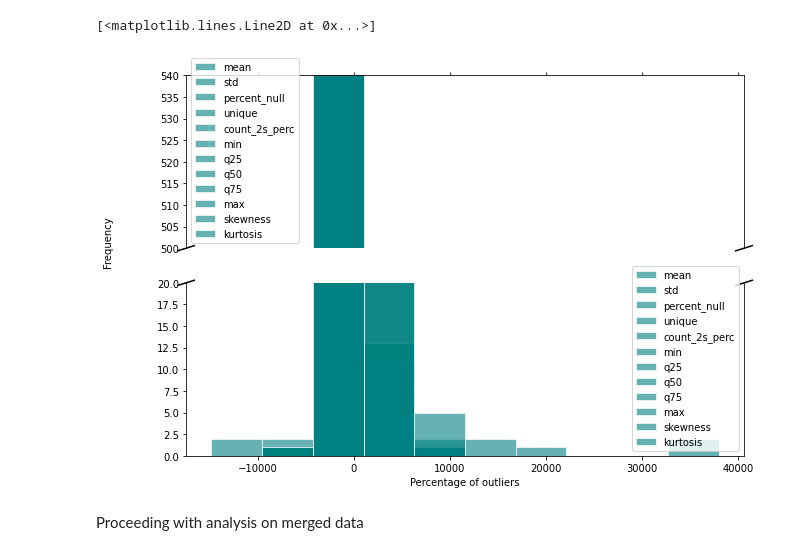
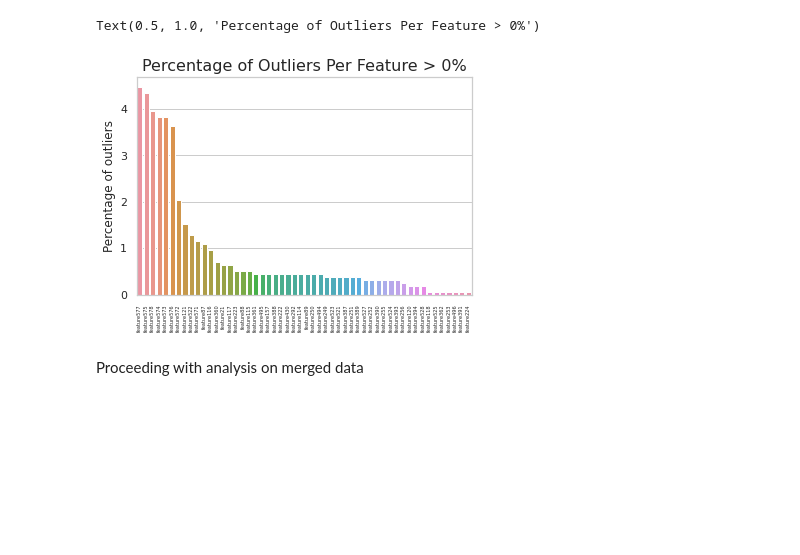
Before and after one commit to hinatanvir/Fault-Detection-SECOM, a Jupyter notebook: EDA.ipynb, the cells around one changed output. Drawn from its saved outputs; the diff is of its cells as text; code cells hidden in the pictures; blank space fills up the shorter version.

```diff
--- a/EDA.ipynb
+++ b/EDA.ipynb
@@ -343,37 +209,20 @@ plt.show()
-# %%
-#with matplotlib
-fig, (ax,ax2)= plt.subplots(2,1,sharex = True,sharey=False,figsize=(10, 7))
-
-result1.plot.hist(x='', legend=False, ax=ax,facecolor='teal',edgecolor='white',alpha=0.6)
-result1.plot.hist(x='count_3s_perc', legend=False, ax=ax2,facecolor='teal',edgecolor='white',alpha=0.6)
-
-ax.set_ylim(500,540)
-ax2.set_ylim(0,20)
-
-ax.set_ylabel("")
-ax2.set_ylabel("")
-ax2.set_xlabel("Percentage of outliers")
-# then, set a new label on the plot (basically just a piece of text) and move it to where it makes sense (requires trial and error)
-fig.text(0.01, 0.55,"Frequency", va="center", rotation="vertical")
-
-ax.spines['bottom'].set_visible(False)
-ax2.spines['top'].set_visible(False)
-ax.xaxis.tick_top()
-ax.tick_params(labeltop=False)  # don't put tick labels at the top
-ax2.xaxis.tick_bottom()
-
-d = .015  # how big to make the diagonal lines in axes coordinates
-# arguments to pass to plot, just so we don't keep repeating them
-kwargs = dict(transform=ax.transAxes, color='k', clip_on=False)
-ax.plot((-d, +d), (-d, +d), **kwargs)        # top-left diagonal
-ax.plot((1 - d, 1 + d), (-d, +d), **kwargs)  # top-right diagonal
-
-kwargs.update(transform=ax2.transAxes)  # switch to the bottom axes
-ax2.plot((-d, +d), (1 - d, 1 + d), **kwargs)  # bottom-left diagonal
-ax2.plot((1 - d, 1 + d), (1 - d, 1 + d), **kwargs)  # bottom-right diagonal
-# %% [output]
-[<matplotlib.lines.Line2D at 0x...>]
-[figure, removed]
+# %%
+result1_out= result1.loc[result1['count_3s_perc'] > 0]
+# %%
+sns.set_theme(style="whitegrid")
+ax = sns.barplot(x=result1_out.index, y=result1_out['count_3s_perc'], data=result1_out, order=result1_out.sort_values('count_3s_perc',ascending = False).index)
+#ax = sns.barplot(x=result1.index, y=result1['count_3s_perc'], data=result1, order=result1.sort_values('count_3s_perc',ascending = False).index)
+#labels = [item.get_text() for item in ax.get_xticklabels()]
+#ax.set_xticklabels([str(round(float(label), 2)) + '%' for label in labels],rotation=90,ha="right")
+for item in ax.get_xticklabels():
+    item.set_rotation(90)
+    item.set_size(5)
+ax.set_ylabel("Percentage of outliers", size=12 )
+ax.set_title("Percentage of Outliers Per Feature > 0%", size=16 )
+#ax.set_title("Percentage of Outliers Per Feature", size =16)
+# %% [output]
+Text(0.5, 1.0, 'Percentage of Outliers Per Feature > 0%')
+[figure, added]
 # %% [markdown]
 Proceeding with analysis on merged data
 # %%
```
Also changed, not shown: parts of 22 cells of this notebook.
